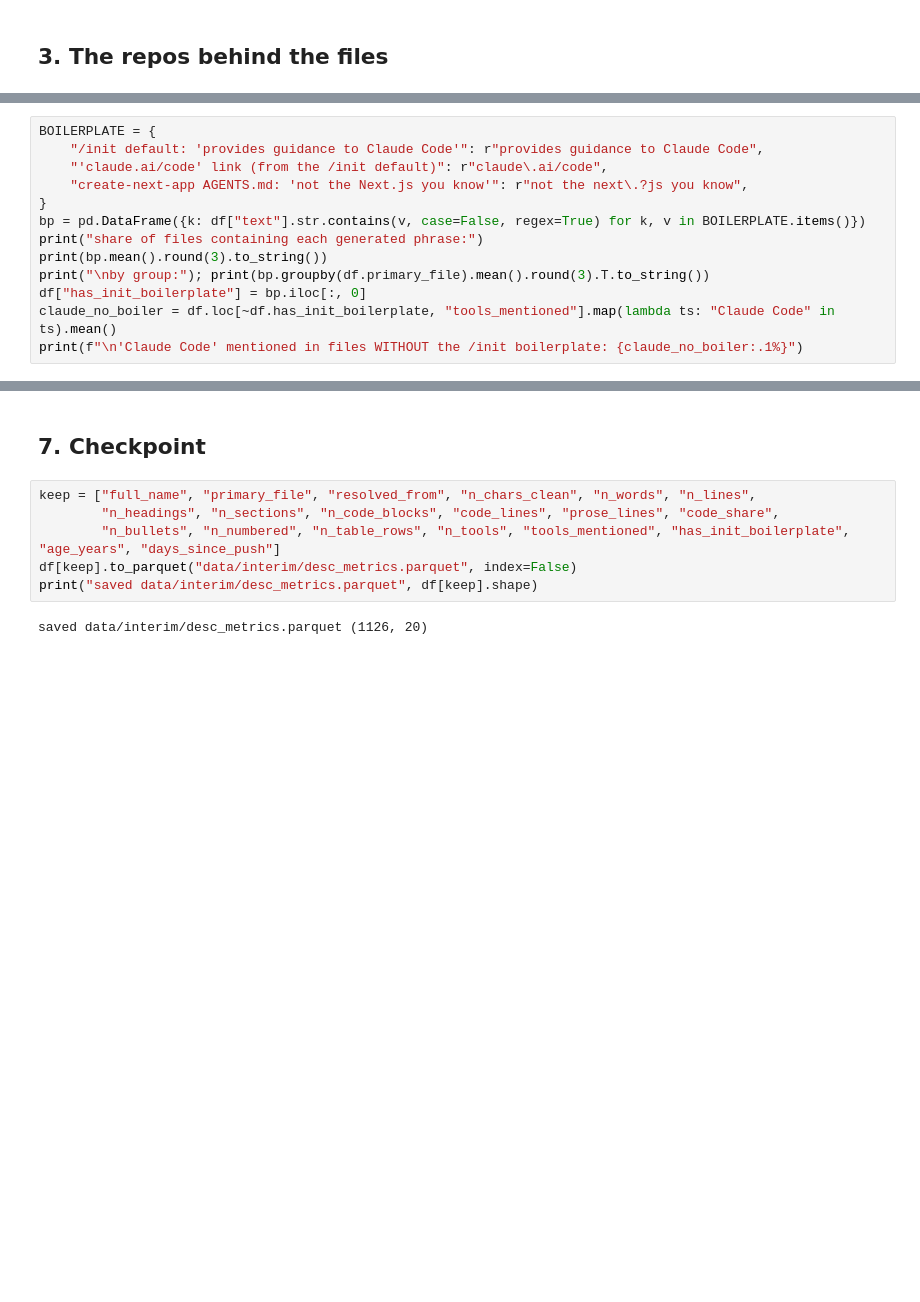
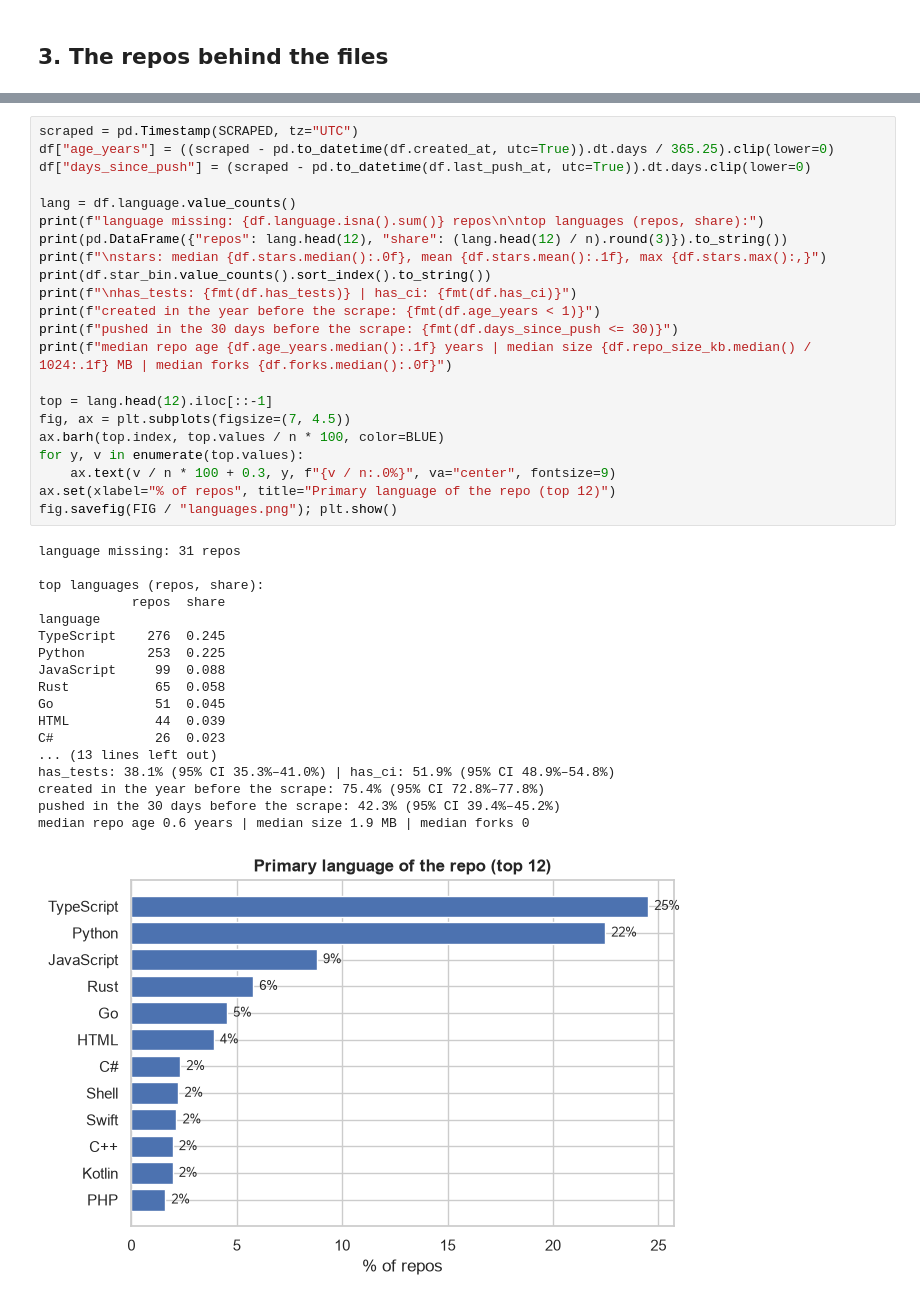
Before and after one commit to TheArnavBatra/claude-md-study, a Jupyter notebook: 03_descriptive.ipynb, the cells around one changed output, grey strips where cells are left out. Drawn from its saved outputs; the diff is of its cells as text; blank space fills up the shorter version.

```diff
--- a/03_descriptive.ipynb
+++ b/03_descriptive.ipynb
@@ -339,13 +163,0 @@ Some of the 'Claude Code' and heading counts above come from text that tools or
-# %%
-BOILERPLATE = {
-    "/init default: 'provides guidance to Claude Code'": r"provides guidance to Claude Code",
-    "'claude.ai/code' link (from the /init default)": r"claude\.ai/code",
-    "create-next-app AGENTS.md: 'not the Next.js you know'": r"not the next\.?js you know",
-}
-bp = pd.DataFrame({k: df["text"].str.contains(v, case=False, regex=True) for k, v in BOILERPLATE.items()})
-print("share of files containing each generated phrase:")
-print(bp.mean().round(3).to_string())
-print("\nby group:"); print(bp.groupby(df.primary_file).mean().round(3).T.to_string())
-df["has_init_boilerplate"] = bp.iloc[:, 0]
-claude_no_boiler = df.loc[~df.has_init_boilerplate, "tools_mentioned"].map(lambda ts: "Claude Code" in ts).mean()
-print(f"\n'Claude Code' mentioned in files WITHOUT the /init boilerplate: {claude_no_boiler:.1%}")
@@ -395,10 +164,41 @@ has_tests by group: {'AGENTS.md': 0.37, 'CLAUDE.md': 0.39}
-# %% [markdown]
-## 7. Checkpoint
-# %%
-keep = ["full_name", "primary_file", "resolved_from", "n_chars_clean", "n_words", "n_lines",
-        "n_headings", "n_sections", "n_code_blocks", "code_lines", "prose_lines", "code_share",
-        "n_bullets", "n_numbered", "n_table_rows", "n_tools", "tools_mentioned", "has_init_boilerplate", "age_years", "days_since_push"]
-df[keep].to_parquet("data/interim/desc_metrics.parquet", index=False)
-print("saved data/interim/desc_metrics.parquet", df[keep].shape)
-# %% [output]
-saved data/interim/desc_metrics.parquet (1126, 20)
+# %%
+scraped = pd.Timestamp(SCRAPED, tz="UTC")
+df["age_years"] = ((scraped - pd.to_datetime(df.created_at, utc=True)).dt.days / 365.25).clip(lower=0)
+df["days_since_push"] = (scraped - pd.to_datetime(df.last_push_at, utc=True)).dt.days.clip(lower=0)
+
+lang = df.language.value_counts()
+print(f"language missing: {df.language.isna().sum()} repos\n\ntop languages (repos, share):")
+print(pd.DataFrame({"repos": lang.head(12), "share": (lang.head(12) / n).round(3)}).to_string())
+print(f"\nstars: median {df.stars.median():.0f}, mean {df.stars.mean():.1f}, max {df.stars.max():,}")
+print(df.star_bin.value_counts().sort_index().to_string())
+print(f"\nhas_tests: {fmt(df.has_tests)} | has_ci: {fmt(df.has_ci)}")
+print(f"created in the year before the scrape: {fmt(df.age_years < 1)}")
+print(f"pushed in the 30 days before the scrape: {fmt(df.days_since_push <= 30)}")
+print(f"median repo age {df.age_years.median():.1f} years | median size {df.repo_size_kb.median() / 1024:.1f} MB | median forks {df.forks.median():.0f}")
+
+top = lang.head(12).iloc[::-1]
+fig, ax = plt.subplots(figsize=(7, 4.5))
+ax.barh(top.index, top.values / n * 100, color=BLUE)
+for y, v in enumerate(top.values):
+    ax.text(v / n * 100 + 0.3, y, f"{v / n:.0%}", va="center", fontsize=9)
+ax.set(xlabel="% of repos", title="Primary language of the repo (top 12)")
+fig.savefig(FIG / "languages.png"); plt.show()
+# %% [output]
+language missing: 31 repos
+
+top languages (repos, share):
+            repos  share
+language
+TypeScript    276  0.245
+Python        253  0.225
+JavaScript     99  0.088
+Rust           65  0.058
+Go             51  0.045
+HTML           44  0.039
+C#             26  0.023
+... (13 lines left out)
+has_tests: 38.1% (95% CI 35.3%–41.0%) | has_ci: 51.9% (95% CI 48.9%–54.8%)
+created in the year before the scrape: 75.4% (95% CI 72.8%–77.8%)
+pushed in the 30 days before the scrape: 42.3% (95% CI 39.4%–45.2%)
+median repo age 0.6 years | median size 1.9 MB | median forks 0
+[figure, added]
```
Also changed, not shown: parts of 59 cells of this notebook, 14 other files.
